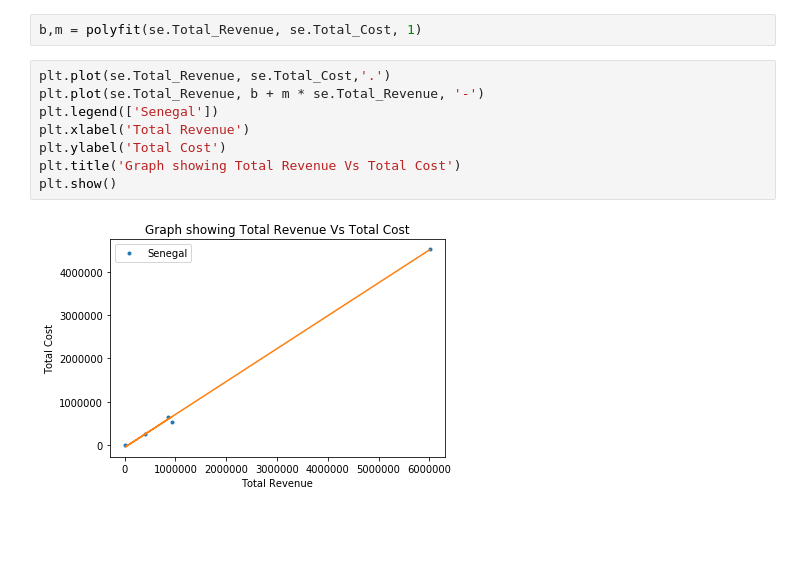
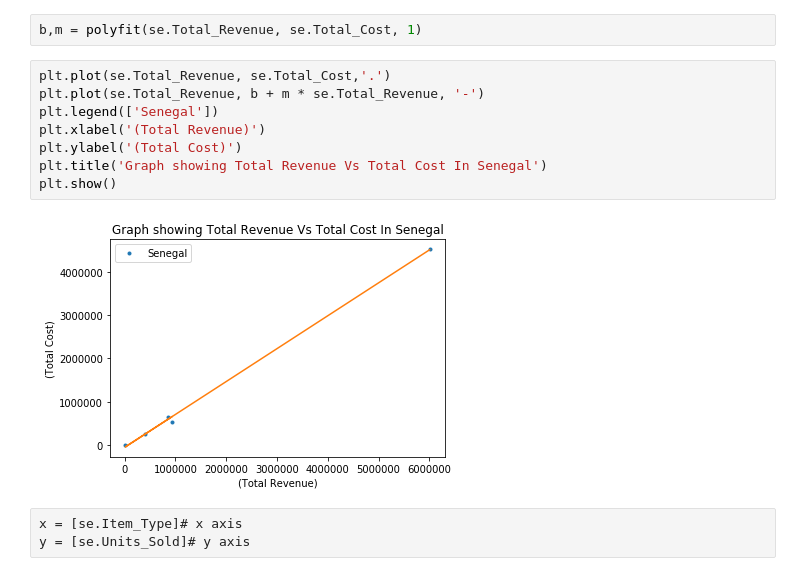
Before and after one commit to AsifBrohi/Examples_Learning_python, a Jupyter notebook: Data_visulation_1000_record_sales.ipynb, the cells around one changed output. Drawn from its saved outputs; the diff is of its cells as text; blank space fills up the shorter version.

```diff
--- a/Data_visulation_1000_record_sales.ipynb
+++ b/Data_visulation_1000_record_sales.ipynb
@@ -50,10 +50,13 @@ b,m = polyfit(se.Total_Revenue, se.Total_Cost, 1)
 # %%
 plt.plot(se.Total_Revenue, se.Total_Cost,'.')
 plt.plot(se.Total_Revenue, b + m * se.Total_Revenue, '-')
 plt.legend(['Senegal'])
-plt.xlabel('Total Revenue')
-plt.ylabel('Total Cost')
-plt.title('Graph showing Total Revenue Vs Total Cost')
+plt.xlabel('(Total Revenue)')
+plt.ylabel('(Total Cost)')
+plt.title('Graph showing Total Revenue Vs Total Cost In Senegal')
 plt.show()
 # %% [output]
-[figure, old version]
+[figure, new version]
+# %%
+x = [se.Item_Type]# x axis
+y = [se.Units_Sold]# y axis
```
Also changed, not shown: parts of 1 cell of this notebook.
